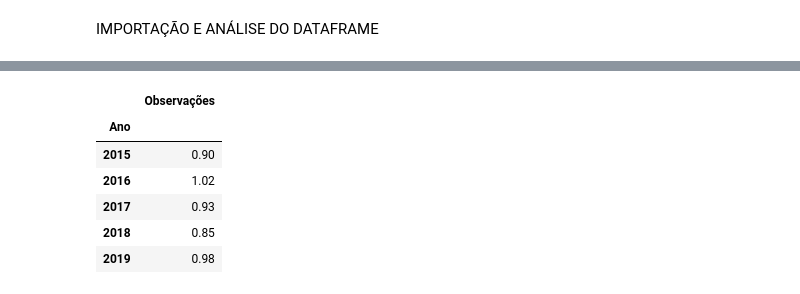
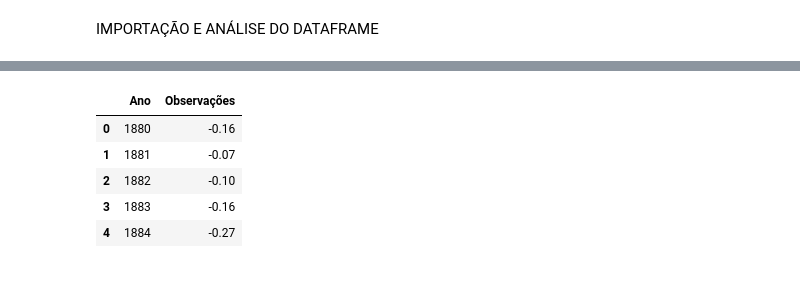
Before and after one commit to andlcoelho/miniprojetos, a Jupyter notebook: Desafio_aula2_Univali_SeriesTemporais_ipynb.ipynb, the cells around one changed output, grey strips where cells are left out. Saved outputs shown, nothing was run; the diff lists cells and outputs as text; code cells hidden in the pictures.

```diff
--- a/Desafio_aula2_Univali_SeriesTemporais_ipynb.ipynb
+++ b/Desafio_aula2_Univali_SeriesTemporais_ipynb.ipynb
@@ -18,4 +21,3 @@ from statsmodels.tsa.holtwinters import ExponentialSmoothing
 # %%
 # carrega o dataframe na variável df
-df = pd.read_excel('/content/drive/MyDrive/Estudos/Univali - Tecnologo em Ciência de Dados/Conteúdo das Aulas/Series temporais/Desafio - Series Temporais.xlsx',
-                   index_col = 0) # converti a primeira coluna do dataframe em índice da tabela
+df = pd.read_excel('/content/drive/MyDrive/Estudos/Univali - Tecnologo em Ciência de Dados/Conteúdo das Aulas/Series temporais/Desafio - Series Temporais.xlsx')
@@ -45,10 +24,9 @@ df.head()
 # %%
-df.tail()
+df.head()
 # %% [output]
-|  | Observações |
-| Ano |  |
-| 2015 | 0.90 |
-| 2016 | 1.02 |
-| 2017 | 0.93 |
-| 2018 | 0.85 |
-| 2019 | 0.98 |
+|  | Ano | Observações |
+| 0 | 1880 | -0.16 |
+| 1 | 1881 | -0.07 |
+| 2 | 1882 | -0.10 |
+| 3 | 1883 | -0.16 |
+| 4 | 1884 | -0.27 |
```
Also changed, not shown: parts of 21 cells of this notebook.
